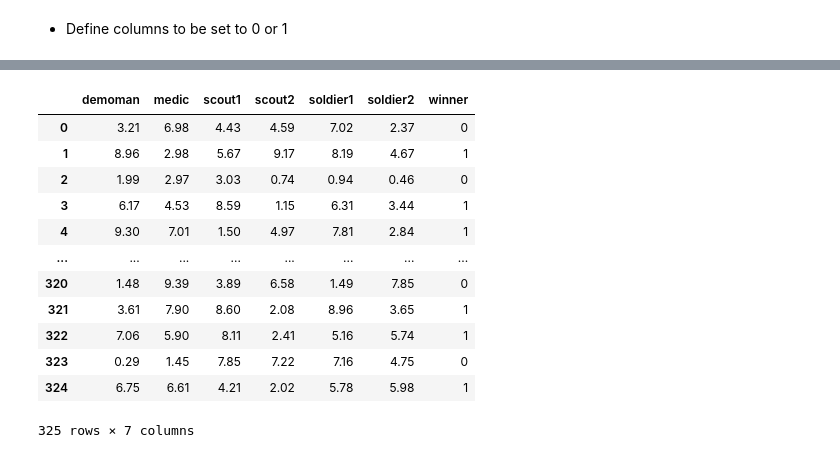
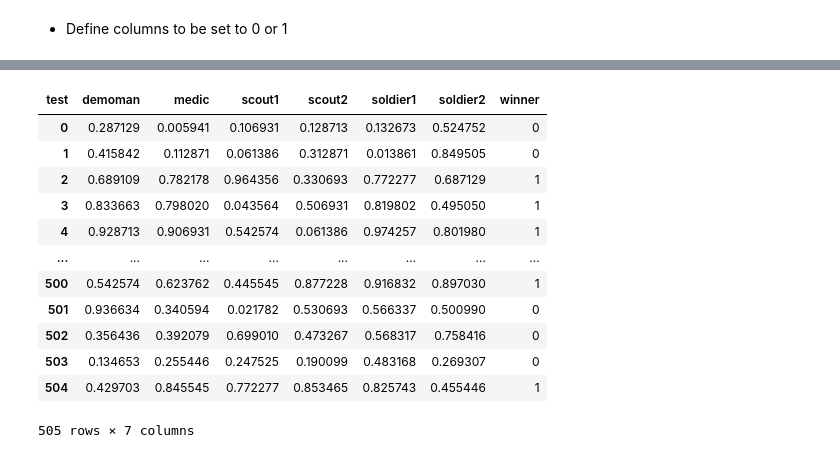
Before and after one commit to ebtrout/tf2_data_vis, a Jupyter notebook: modeling/NEW PER.ipynb, the cells around one changed output, grey strips where cells are left out. Drawn from its saved outputs; the diff is of its cells as text; code cells hidden in the pictures.

```diff
--- a/modeling/NEW PER.ipynb
+++ b/modeling/NEW PER.ipynb
@@ -291,11 +292,11 @@ medic_demo = medic_demo.rank(pct=True)
 
 X = pd.concat([scout_soldier,medic_demo],axis = 1)
 # %%
-# Map name
-team_maps = players_wide.merge(correct_map[['id','map_name']],on = 'id')['map_name']
-map_dummies = pd.get_dummies(team_maps)
-X = pd.concat([X,map_dummies],axis =1 )
-X = X.astype({col: bool for col in X.select_dtypes(include='object').columns})
+# # Map name
+# team_maps = players_wide.merge(correct_map[['id','map_name']],on = 'id')['map_name']
+# map_dummies = pd.get_dummies(team_maps)
+# X = pd.concat([X,map_dummies],axis =1 )
+# X = X.astype({col: bool for col in X.select_dtypes(include='object').columns})
 # %%
 corr_mat = X.corr().abs()
 
@@ -348,8 +333,7 @@ random.seed(seed)
 np.random.seed(seed)
 
 # Split into test and eval
-X['id'] = players_wide['id'].values
-X_train, X_test, y_train, y_test = train_test_split(X, y, test_size=0.3)
+X_train, X_test, y_train, y_test = train_test_split(X, y, test_size=0.2)
 
 X_test, X_eval, y_test, y_eval = train_test_split(X_test, y_test, test_size=0.3)
 
@@ -385,3 +369,6 @@ grid_search = GridSearchCV(
 #best_model = grid_search.best_estimator_
 
 #grid_search.best_params_
+# %%
+data_list = joblib.load('../data/pkls/model_ready_data_list.pkl')
+data_list[0]
@@ -423,6 +424,8 @@ summary
 # %% [markdown]
 - Define columns to be set to 0 or 1
 # %%
+class_name_list = ['scout','scout','soldier','soldier','medic','demoman']
+num_list = ['1','2','1','2','','']
 cols_to_zero = ['dapd', 'dapm', 'kpd',
        'offclass_pct', 'kill_pct', 'cpc_pct', 'assists_pct',
        'hr_pct', 'hroi_real', 'medkits_hpps','avg_uber_length','uberspm','healps']
@@ -553,16 +543,16 @@ b
 # %%
-per_df
+per_test
 # %% [output]
-|  | demoman | medic | scout1 | scout2 | soldier1 | soldier2 | winner |
-| 0 | 3.21 | 6.98 | 4.43 | 4.59 | 7.02 | 2.37 | 0 |
-| 1 | 8.96 | 2.98 | 5.67 | 9.17 | 8.19 | 4.67 | 1 |
-| 2 | 1.99 | 2.97 | 3.03 | 0.74 | 0.94 | 0.46 | 0 |
-| 3 | 6.17 | 4.53 | 8.59 | 1.15 | 6.31 | 3.44 | 1 |
-| 4 | 9.30 | 7.01 | 1.50 | 4.97 | 7.81 | 2.84 | 1 |
+| test | demoman | medic | scout1 | scout2 | soldier1 | soldier2 | winner |
+| 0 | 0.287129 | 0.005941 | 0.106931 | 0.128713 | 0.132673 | 0.524752 | 0 |
+| 1 | 0.415842 | 0.112871 | 0.061386 | 0.312871 | 0.013861 | 0.849505 | 0 |
+| 2 | 0.689109 | 0.782178 | 0.964356 | 0.330693 | 0.772277 | 0.687129 | 1 |
+| 3 | 0.833663 | 0.798020 | 0.043564 | 0.506931 | 0.819802 | 0.495050 | 1 |
+| 4 | 0.928713 | 0.906931 | 0.542574 | 0.061386 | 0.974257 | 0.801980 | 1 |
 | ... | ... | ... | ... | ... | ... | ... | ... |
-| 320 | 1.48 | 9.39 | 3.89 | 6.58 | 1.49 | 7.85 | 0 |
-| 321 | 3.61 | 7.90 | 8.60 | 2.08 | 8.96 | 3.65 | 1 |
-| 322 | 7.06 | 5.90 | 8.11 | 2.41 | 5.16 | 5.74 | 1 |
-| 323 | 0.29 | 1.45 | 7.85 | 7.22 | 7.16 | 4.75 | 0 |
-| 324 | 6.75 | 6.61 | 4.21 | 2.02 | 5.78 | 5.98 | 1 |
+| 500 | 0.542574 | 0.623762 | 0.445545 | 0.877228 | 0.916832 | 0.897030 | 1 |
+| 501 | 0.936634 | 0.340594 | 0.021782 | 0.530693 | 0.566337 | 0.500990 | 0 |
+| 502 | 0.356436 | 0.392079 | 0.699010 | 0.473267 | 0.568317 | 0.758416 | 0 |
+| 503 | 0.134653 | 0.255446 | 0.247525 | 0.190099 | 0.483168 | 0.269307 | 0 |
+| 504 | 0.429703 | 0.845545 | 0.772277 | 0.853465 | 0.825743 | 0.455446 | 1 |
-325 rows × 7 columns
+505 rows × 7 columns
```
Also changed, not shown: parts of 10 cells of this notebook, 9 other files.
